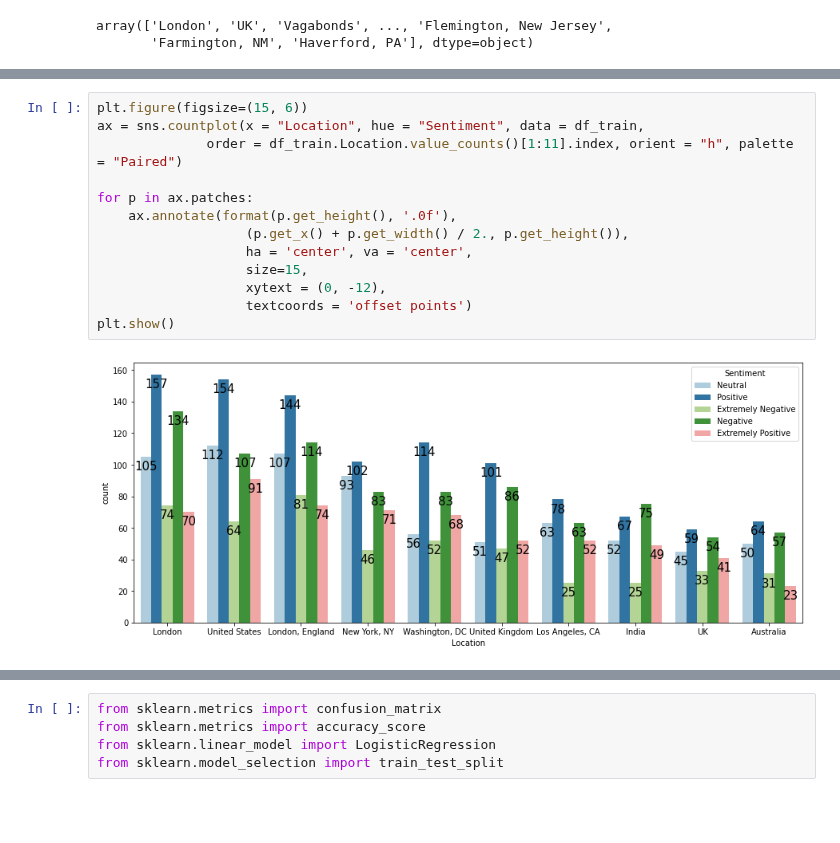
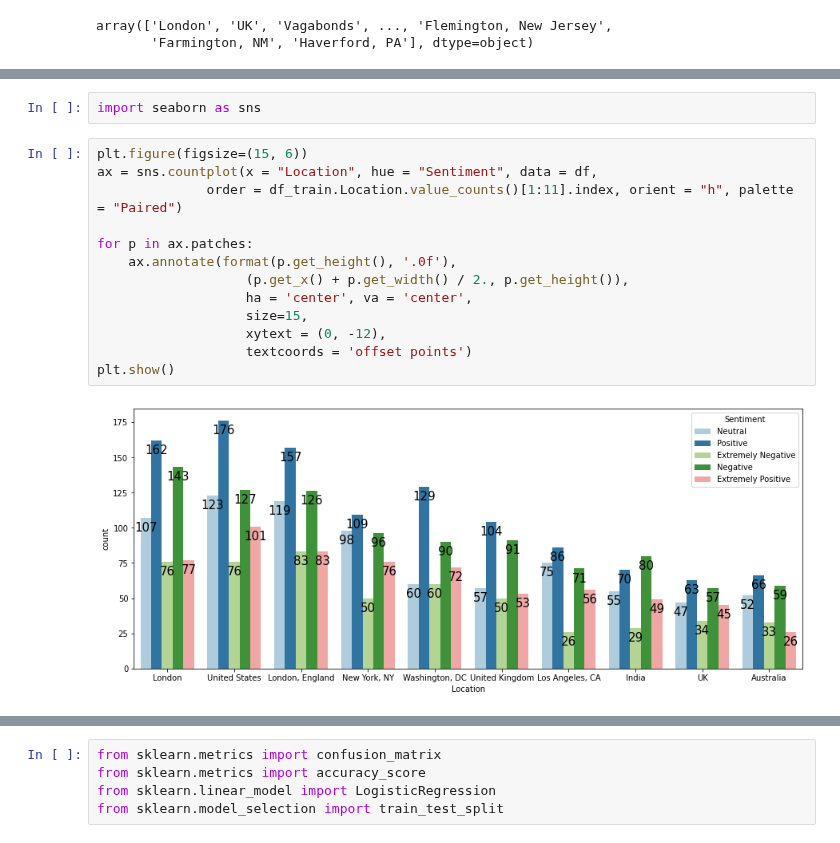
Before and after one commit to CinnamonXI/iQube-test, a Jupyter notebook: iQube test.ipynb, the cells around one changed output, grey strips where cells are left out. Drawn from its saved outputs; the diff is of its cells as text; blank space fills up the shorter version.

```diff
--- a/iQube test.ipynb
+++ b/iQube test.ipynb
@@ -175,16 +142,18 @@ St. Louis MO USA             1
 Name: Location, Length: 12220, dtype: int64
+# %%
+import seaborn as sns
 # %%
 plt.figure(figsize=(15, 6))
-ax = sns.countplot(x = "Location", hue = "Sentiment", data = df_train,
+ax = sns.countplot(x = "Location", hue = "Sentiment", data = df,
               order = df_train.Location.value_counts()[1:11].index, orient = "h", palette = "Paired")
 
 for p in ax.patches:
     ax.annotate(format(p.get_height(), '.0f'),
                    (p.get_x() + p.get_width() / 2., p.get_height()),
                    ha = 'center', va = 'center',
                    size=15,
                    xytext = (0, -12),
                    textcoords = 'offset points')
 plt.show()
 # %% [output]
-[figure, old version]
+[figure, new version]
```
Also changed, not shown: parts of 22 cells of this notebook.
